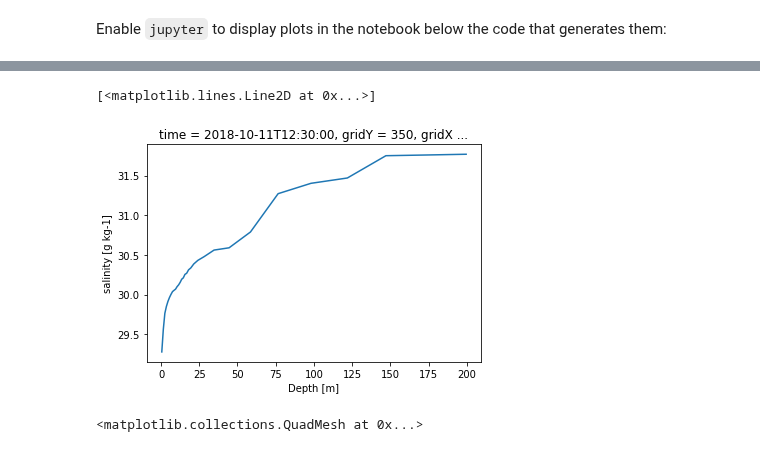
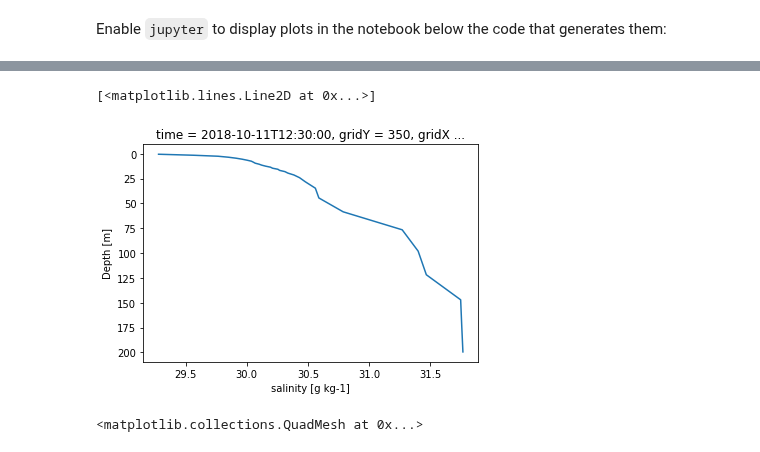
Before and after one commit to SalishSeaCast/analysis-doug, a Jupyter notebook: notebooks/SalishSeaCastVizDemo.ipynb, the cells around one changed output, grey strips where cells are left out. Cells and saved outputs as stored; diff of their text form; code cells hidden in the pictures.

Commit message:
Add narrative about ERDDAP access to dataset, and time series & profile plots.

```diff
--- a/notebooks/SalishSeaCastVizDemo.ipynb
+++ b/notebooks/SalishSeaCastVizDemo.ipynb
@@ -97,0 +140,3 @@ Attributes:
+# %%
+salinity_250_350 = ds.salinity.sel(gridX=250, gridY=350)
+salinity_250_350
@@ -98,8 +188,9 @@ Attributes:
 # %%
-ds.salinity.sel(time='2018-10-11 12:30', depth=slice(0.5, 200), gridY=350, gridX=250).plot()
+profile = salinity_250_350.sel(time='2018-10-11 12:30', depth=slice(0.5, 200))
+profile.plot(y='depth', yincrease=False)
 # %% [output]
 [<matplotlib.lines.Line2D at 0x...>]
-[figure, old version]
+[figure, new version]
 # %%
 ds.salinity.sel(time='2018-10-11 12:30', gridY=slice(350, 450), gridX=slice(250, 350)).isel(depth=0).plot()
 # %% [output]
```
Also changed, not shown: parts of 12 cells of this notebook.
